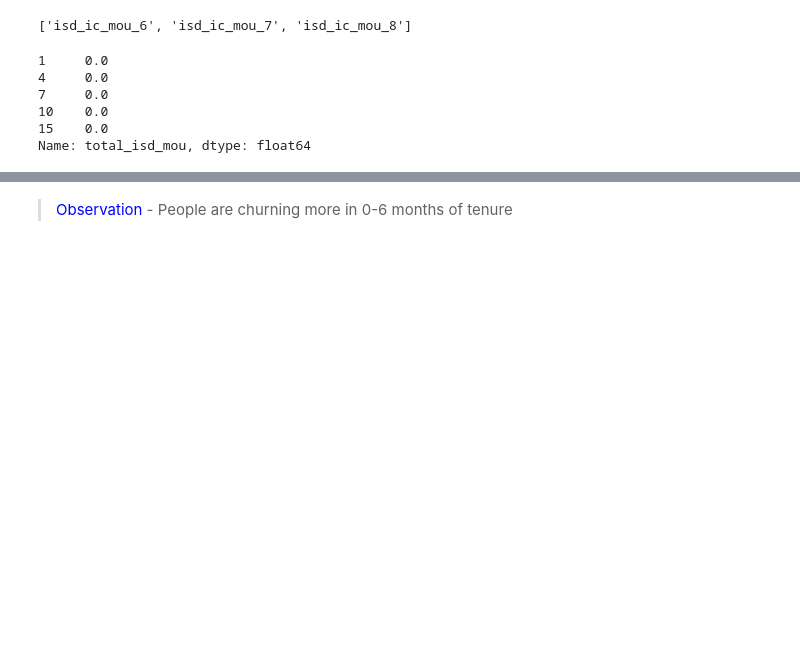
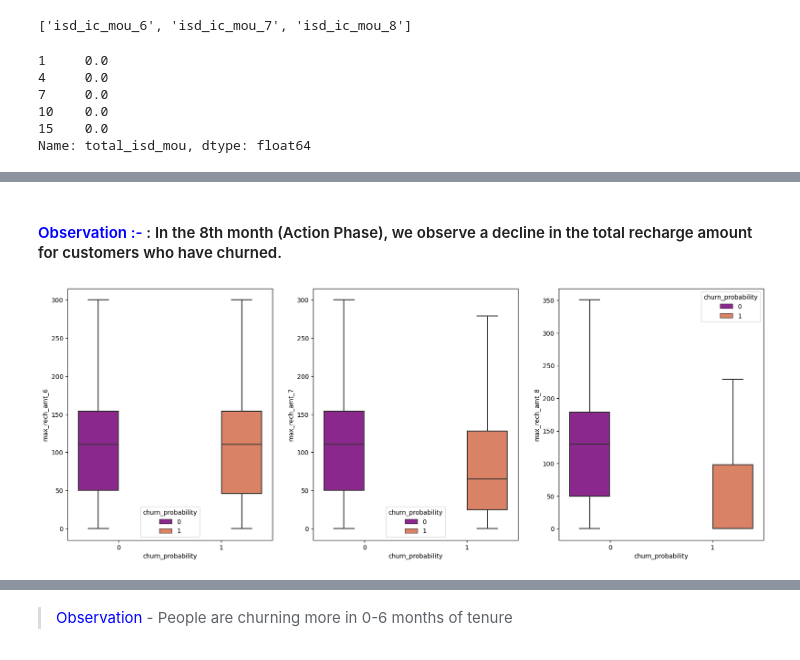
Before and after one commit to Anki0812/Telecom_Churn, a Jupyter notebook: ankita-mayur_V10.ipynb, the cells around one changed output, grey strips where cells are left out. Saved outputs shown, nothing was run; the diff lists cells and outputs as text; code cells hidden in the pictures; blank space fills up the shorter version.

```diff
--- a/ankita-mayur_V10.ipynb
+++ b/ankita-mayur_V10.ipynb
@@ -819,0 +938,6 @@ Name: total_isd_mou, dtype: float64
+# %% [markdown]
+#### <span style="color:blue">Observation :-</span> : In the 8th month (Action Phase), we observe a decline in the total recharge amount for customers who have churned.
+# %%
+plot_box_chart('max_rech_amt')
+# %% [output]
+[figure, added]
```
Also changed, not shown: parts of 57 cells of this notebook.
